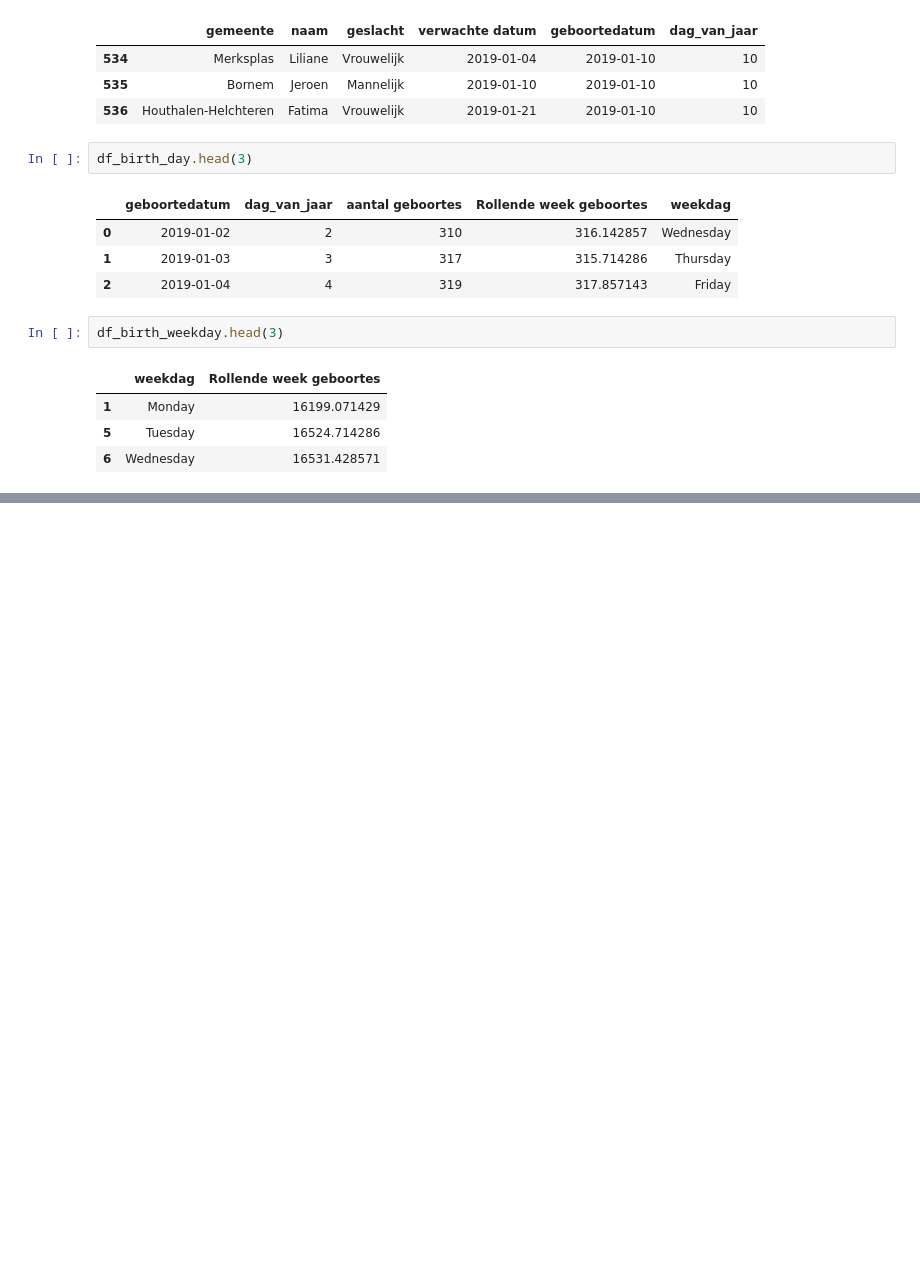
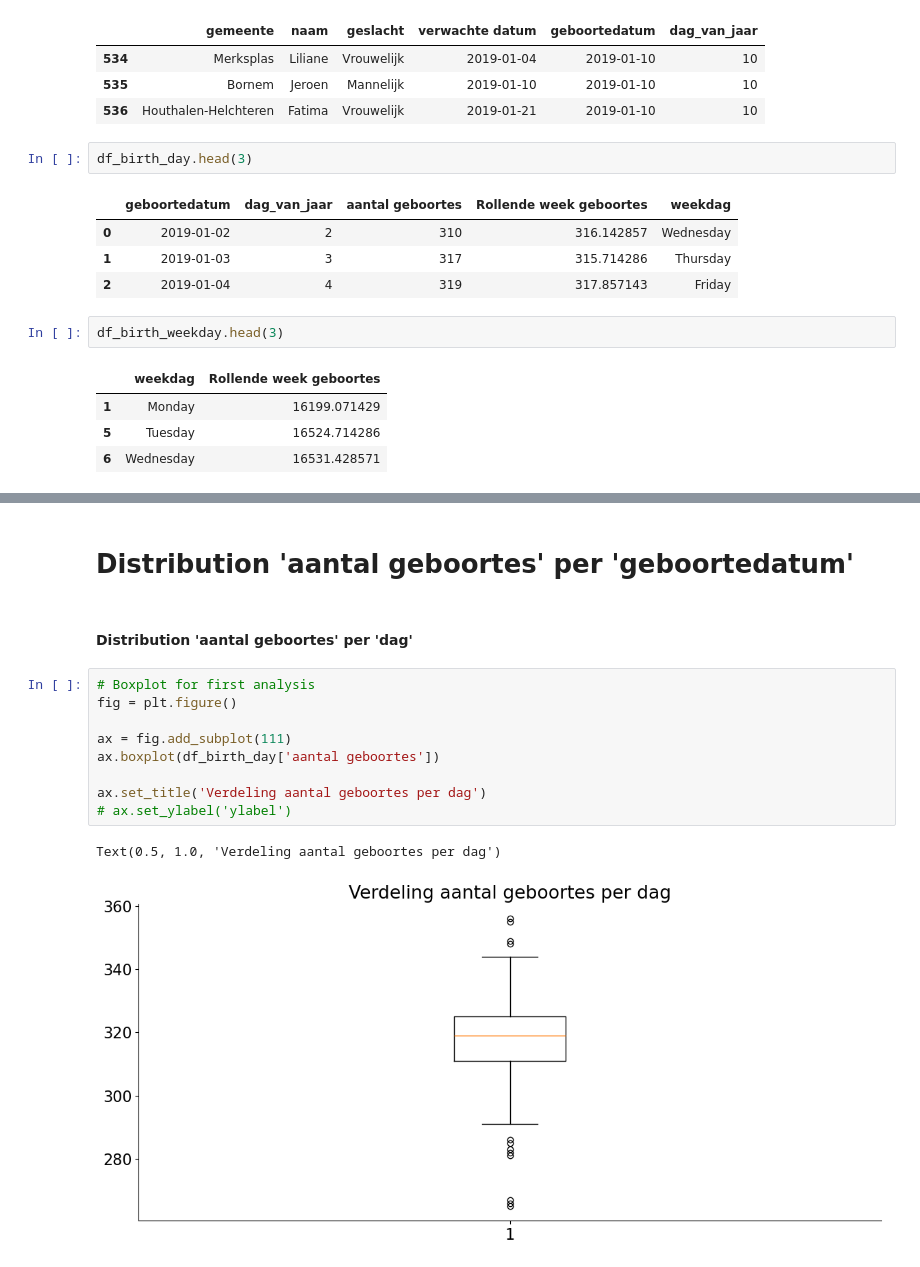
Before and after one commit to cdieltje/ExamenSyntra, a Jupyter notebook: notebooks/examen_deel1_V2.ipynb, the cells around one changed output, grey strips where cells are left out. Saved outputs shown, nothing was run; the diff lists cells and outputs as text; blank space fills up the shorter version.

```diff
--- a/notebooks/examen_deel1_V2.ipynb
+++ b/notebooks/examen_deel1_V2.ipynb
@@ -406,0 +517,16 @@ plt.show();
+# %% [markdown]
+# Distribution 'aantal geboortes' per 'geboortedatum'
+# %% [markdown]
+#### Distribution 'aantal geboortes' per 'dag'
+# %%
+# Boxplot for first analysis
+fig = plt.figure()
+
+ax = fig.add_subplot(111)
+ax.boxplot(df_birth_day['aantal geboortes'])
+
+ax.set_title('Verdeling aantal geboortes per dag')
+# ax.set_ylabel('ylabel')
+# %% [output]
+Text(0.5, 1.0, 'Verdeling aantal geboortes per dag')
+[figure, added]
```
Also changed, not shown: parts of 22 cells of this notebook.
